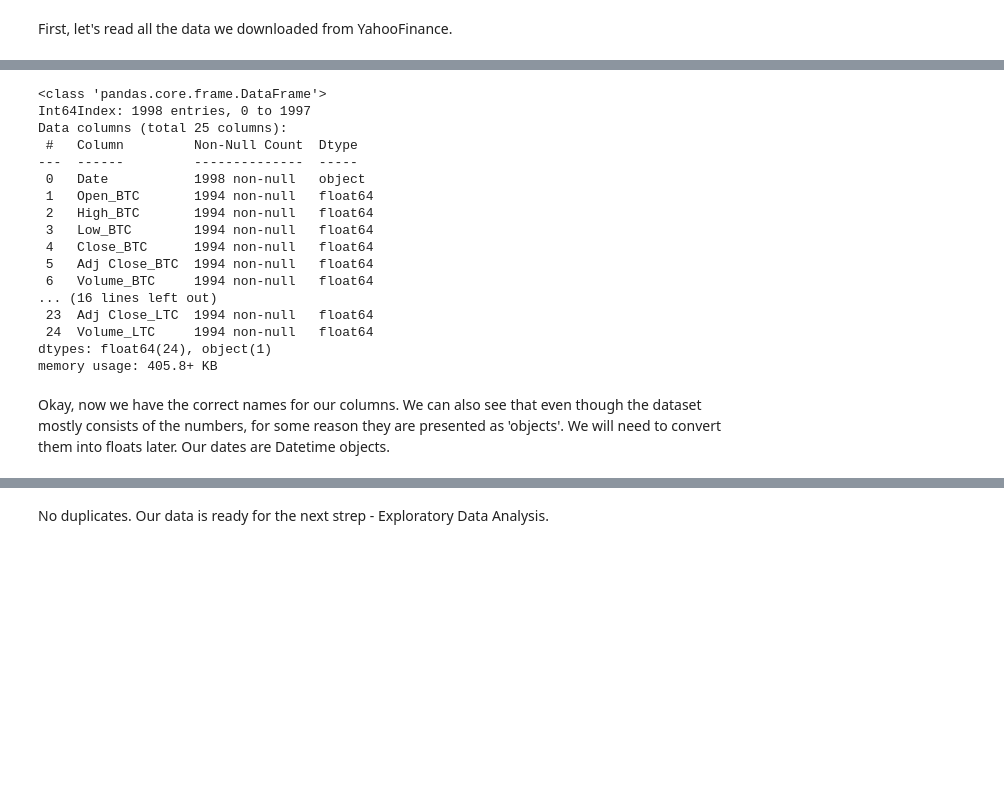
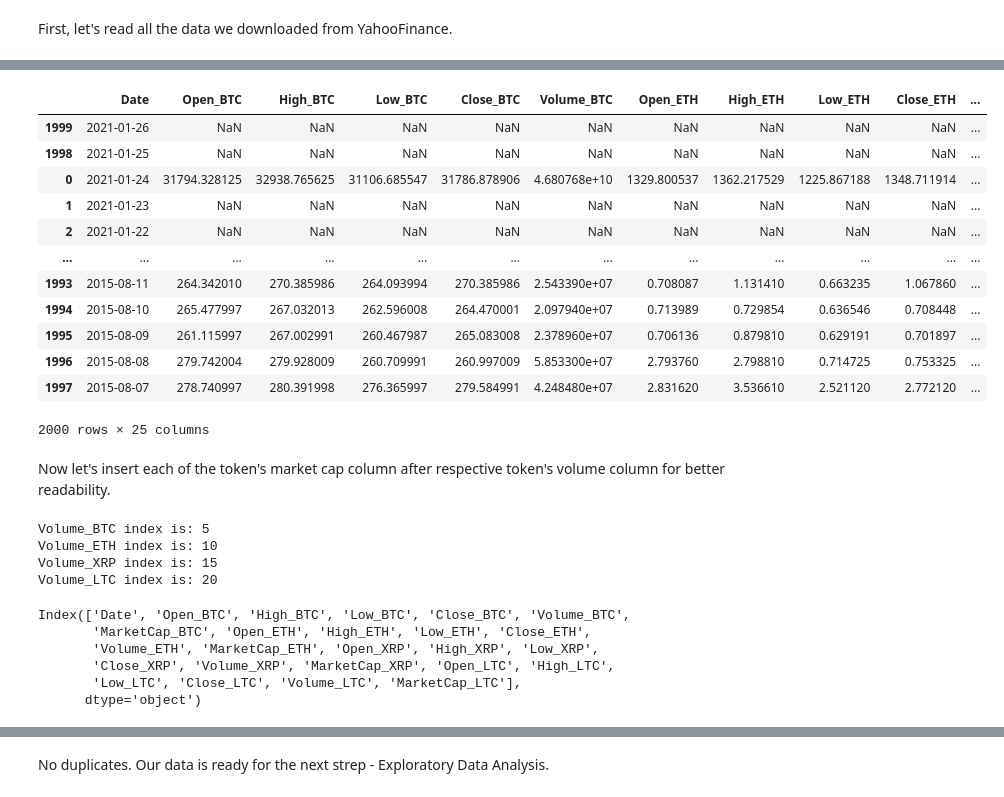
Before and after one commit to igorverevkin1992/Predicting-Bitcoin-Price, a Jupyter notebook: DW/Data_Wrangling.ipynb, the cells around one changed output, grey strips where cells are left out. Drawn from its saved outputs; the diff is of its cells as text; code cells hidden in the pictures; blank space fills up the shorter version.

```diff
--- a/DW/Data_Wrangling.ipynb
+++ b/DW/Data_Wrangling.ipynb
@@ -27,0 +85,8 @@ df_LTC = pd.read_csv('../datasets/LTC-USD.csv', parse_dates=True).sort_values(by
+# %%
+dfs_1_cap = [df_BTC_cap, df_ETH_cap]
+df_1_cap = reduce(lambda left,right: pd.merge(left,right, on=['Date'], how='inner'), dfs_1_cap)
+dfs_2_cap = [df_1_cap, df_XRP_cap]
+df_2_cap = reduce(lambda left,right: pd.merge(left,right, on=['Date'], how='inner'), dfs_2_cap)
+dfs_3_cap = [df_2_cap, df_LTC_cap]
+df_merged_cap = reduce(lambda left,right: pd.merge(left,right, on=['Date'], how='inner'), dfs_3_cap)
+df_merged_cap.head(1)
@@ -65,22 +128,28 @@ Let's take a general overview of our dataframe.
 # %%
-df.info()
+df
 # %% [output]
+|  | Date | Open_BTC | High_BTC | Low_BTC | Close_BTC | Volume_BTC | Open_ETH | High_ETH | Low_ETH | Close_ETH | ... |
+| 1999 | 2021-01-26 | NaN | NaN | NaN | NaN | NaN | NaN | NaN | NaN | NaN | ... |
+| 1998 | 2021-01-25 | NaN | NaN | NaN | NaN | NaN | NaN | NaN | NaN | NaN | ... |
+| 0 | 2021-01-24 | 31794.328125 | 32938.765625 | 31106.685547 | 31786.878906 | 4.680768e+10 | 1329.800537 | 1362.217529 | 1225.867188 | 1348.711914 | ... |
+| 1 | 2021-01-23 | NaN | NaN | NaN | NaN | NaN | NaN | NaN | NaN | NaN | ... |
+| 2 | 2021-01-22 | NaN | NaN | NaN | NaN | NaN | NaN | NaN | NaN | NaN | ... |
+| ... | ... | ... | ... | ... | ... | ... | ... | ... | ... | ... | ... |
+| 1993 | 2015-08-11 | 264.342010 | 270.385986 | 264.093994 | 270.385986 | 2.543390e+07 | 0.708087 | 1.131410 | 0.663235 | 1.067860 | ... |
+| 1994 | 2015-08-10 | 265.477997 | 267.032013 | 262.596008 | 264.470001 | 2.097940e+07 | 0.713989 | 0.729854 | 0.636546 | 0.708448 | ... |
+| 1995 | 2015-08-09 | 261.115997 | 267.002991 | 260.467987 | 265.083008 | 2.378960e+07 | 0.706136 | 0.879810 | 0.629191 | 0.701897 | ... |
+| 1996 | 2015-08-08 | 279.742004 | 279.928009 | 260.709991 | 260.997009 | 5.853300e+07 | 2.793760 | 2.798810 | 0.714725 | 0.753325 | ... |
+| 1997 | 2015-08-07 | 278.740997 | 280.391998 | 276.365997 | 279.584991 | 4.248480e+07 | 2.831620 | 3.536610 | 2.521120 | 2.772120 | ... |
-<class 'pandas.core.frame.DataFrame'>
-Int64Index: 1998 entries, 0 to 1997
-Data columns (total 25 columns):
- #   Column         Non-Null Count  Dtype
----  ------         --------------  -----
- 0   Date           1998 non-null   object
- 1   Open_BTC       1994 non-null   float64
- 2   High_BTC       1994 non-null   float64
- 3   Low_BTC        1994 non-null   float64
- 4   Close_BTC      1994 non-null   float64
- 5   Adj Close_BTC  1994 non-null   float64
- 6   Volume_BTC     1994 non-null   float64
-... (16 lines left out)
- 23  Adj Close_LTC  1994 non-null   float64
- 24  Volume_LTC     1994 non-null   float64
-dtypes: float64(24), object(1)
-memory usage: 405.8+ KB
+2000 rows × 25 columns
-# %% [markdown]
-Okay, now we have the correct names for our columns. We can also see that even though the dataset mostly consists of the numbers, for some reason they are presented as 'objects'. We will need to convert them into floats later. Our dates are Datetime objects.
+# %% [markdown]
+Now let's insert each of the token's market cap column after respective token's volume column for better readability.
+# %%
+vol_cols = [col for col in df.columns if 'Volume_' in col]
+mc_cols = [col for col in df.columns if 'MarketCap_' in col]
+for column in vol_cols:
+    print(column, 'index is:', df.columns.get_loc(column))
+# %% [output]
+Volume_BTC index is: 5
+Volume_ETH index is: 10
+Volume_XRP index is: 15
+Volume_LTC index is: 20
@@ -86,0 +165,9 @@ Okay, now we have the correct names for our columns. We can also see that even t
+# %%
+df.columns
+# %% [output]
+Index(['Date', 'Open_BTC', 'High_BTC', 'Low_BTC', 'Close_BTC', 'Volume_BTC',
+       'MarketCap_BTC', 'Open_ETH', 'High_ETH', 'Low_ETH', 'Close_ETH',
+       'Volume_ETH', 'MarketCap_ETH', 'Open_XRP', 'High_XRP', 'Low_XRP',
+       'Close_XRP', 'Volume_XRP', 'MarketCap_XRP', 'Open_LTC', 'High_LTC',
+       'Low_LTC', 'Close_LTC', 'Volume_LTC', 'MarketCap_LTC'],
+      dtype='object')
```
Also changed, not shown: parts of 41 cells of this notebook, 5 other files.
